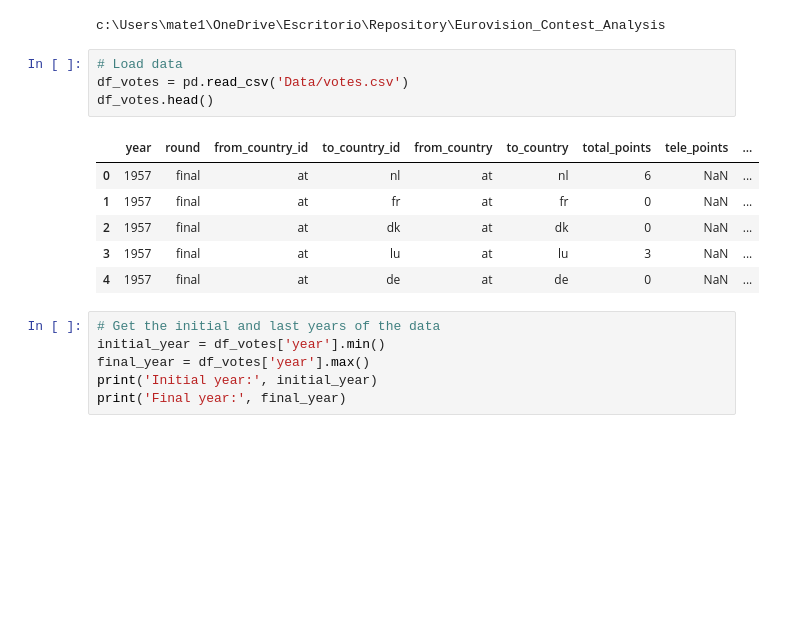
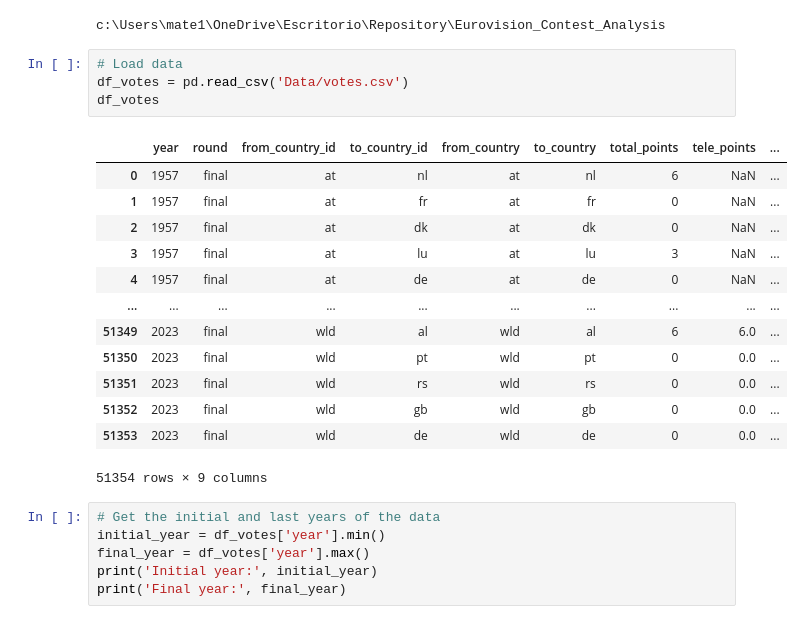
Before and after one commit to Mate1Coll/Eurovision_Contest_Analysis, a Jupyter notebook: Notebook.ipynb, the cells around one changed output. Cells and saved outputs as stored; diff of their text form; blank space fills up the shorter version.

```diff
--- a/Notebook.ipynb
+++ b/Notebook.ipynb
@@ -16,14 +16,21 @@ c:\Users\mate1\OneDrive\Escritorio\Repository\Eurovision_Contest_Analysis
 # %%
 # Load data
 df_votes = pd.read_csv('Data/votes.csv')
-df_votes.head()
+df_votes
 # %% [output]
 |  | year | round | from_country_id | to_country_id | from_country | to_country | total_points | tele_points | ... |
 | 0 | 1957 | final | at | nl | at | nl | 6 | NaN | ... |
 | 1 | 1957 | final | at | fr | at | fr | 0 | NaN | ... |
 | 2 | 1957 | final | at | dk | at | dk | 0 | NaN | ... |
 | 3 | 1957 | final | at | lu | at | lu | 3 | NaN | ... |
 | 4 | 1957 | final | at | de | at | de | 0 | NaN | ... |
+| ... | ... | ... | ... | ... | ... | ... | ... | ... | ... |
+| 51349 | 2023 | final | wld | al | wld | al | 6 | 6.0 | ... |
+| 51350 | 2023 | final | wld | pt | wld | pt | 0 | 0.0 | ... |
+| 51351 | 2023 | final | wld | rs | wld | rs | 0 | 0.0 | ... |
+| 51352 | 2023 | final | wld | gb | wld | gb | 0 | 0.0 | ... |
+| 51353 | 2023 | final | wld | de | wld | de | 0 | 0.0 | ... |
+51354 rows × 9 columns
 # %%
 # Get the initial and last years of the data
 initial_year = df_votes['year'].min()
```
Also changed, not shown: parts of 15 cells of this notebook.
